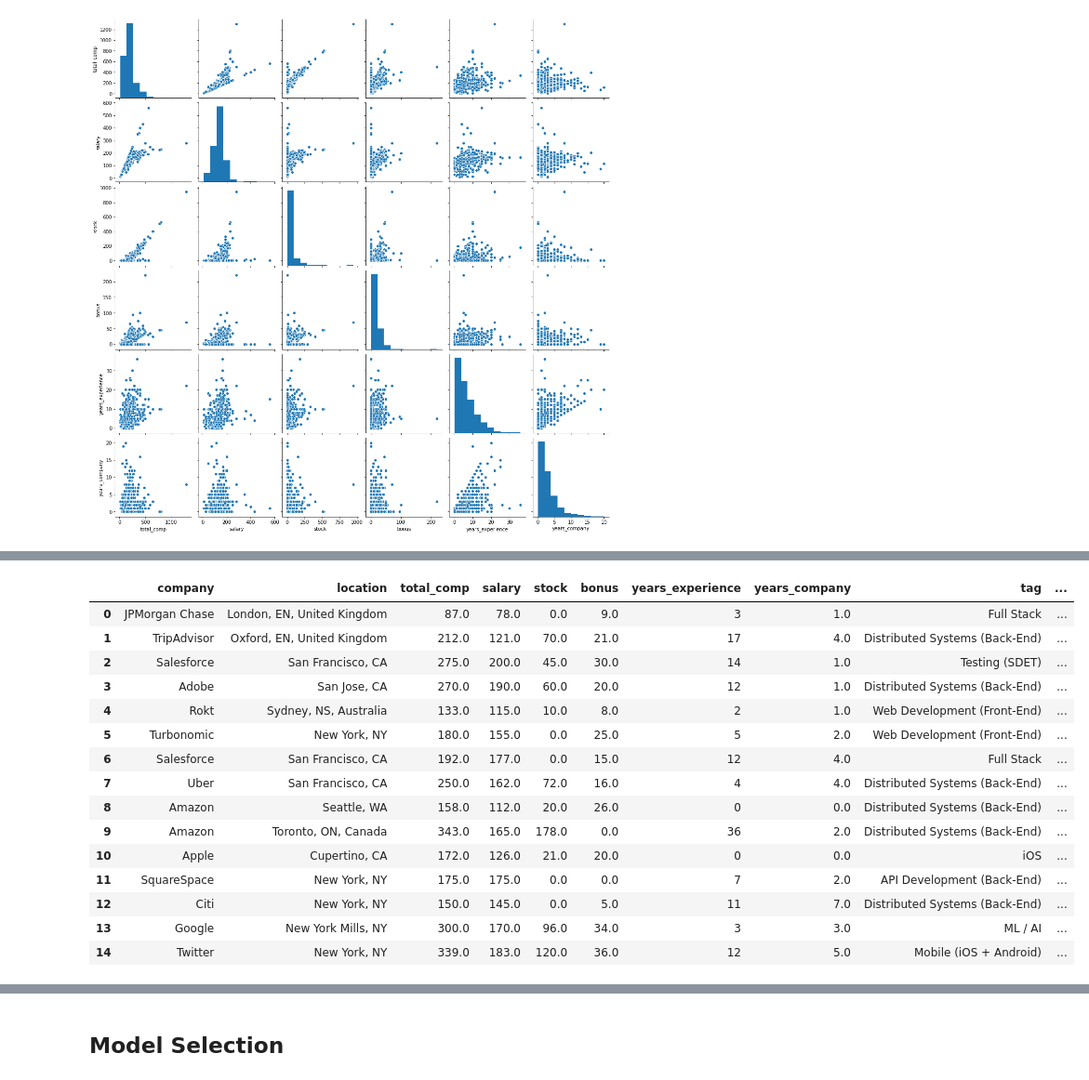
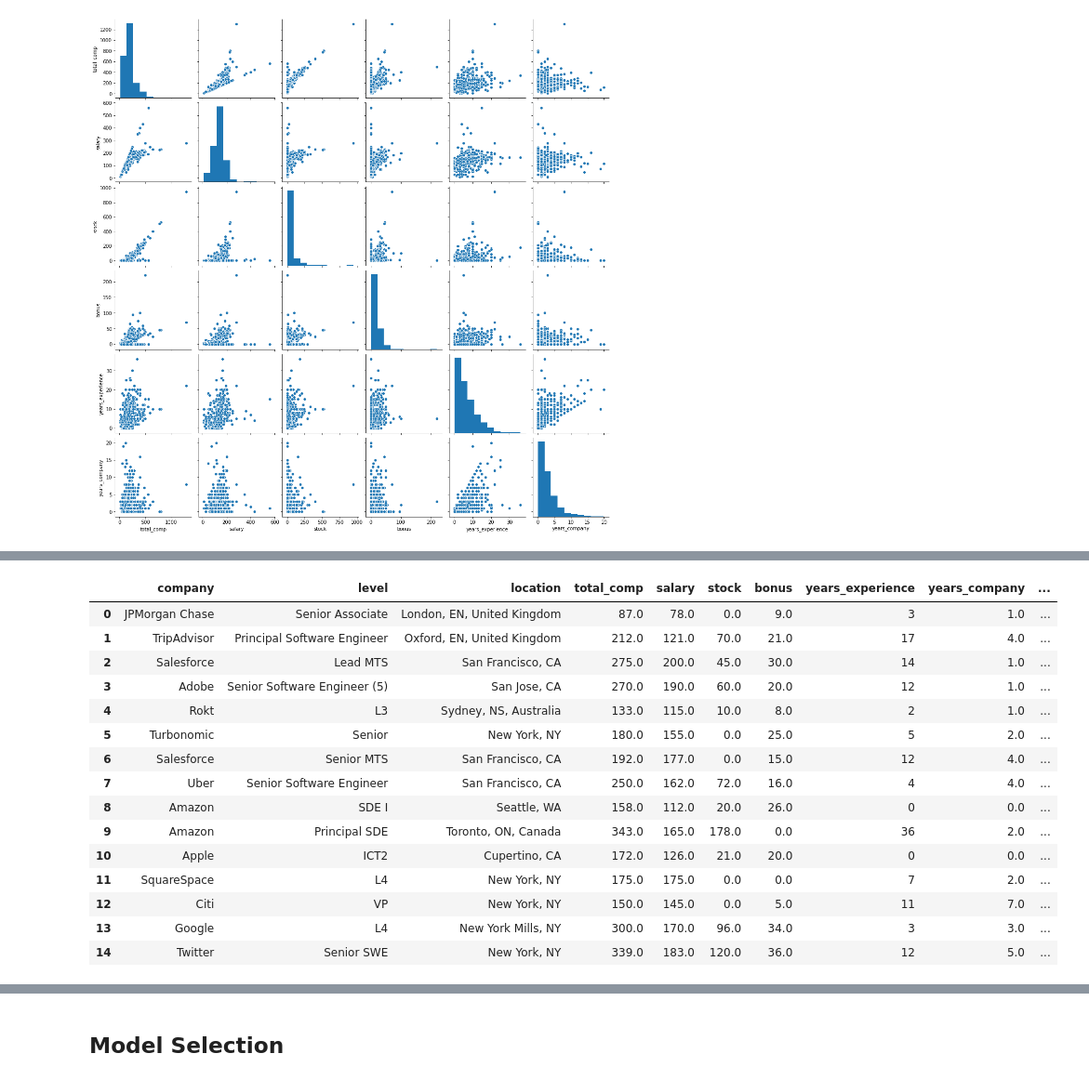
Before and after one commit to simonayzman/CompensationNegotiation, a Jupyter notebook: Data Exploration.ipynb, the cells around one changed output, grey strips where cells are left out. Shown at 93% size. Cells and saved outputs as stored; diff of their text form; code cells hidden in the pictures.

```diff
--- a/Data Exploration.ipynb
+++ b/Data Exploration.ipynb
@@ -78,8 +81,7 @@ def comp_tidy_cols(comp):
     # Title: All entries is "Software Engineer" so this isn't particularly useful info
     # Standard Level & Skill Index: Columns are determined by Levels.fyi; preferable not to confound results based on blackbox algorithm
     # Date: Unlikely to do time-series analysis, so will simply drop date at this stage
-    # Level: Unstructured/inconsistent values between companies; organizing/cleaning this will be too difficult and out-of-scope
-    comp.drop(columns=['standard_level', 'skill_index', 'date', 'title', 'level'], inplace=True, errors='ignore')
+    comp.drop(columns=['standard_level', 'skill_index', 'date', 'title'], inplace=True, errors='ignore')
 
     return comp
 
@@ -200,53 +197,69 @@ company_salaries.std()['Google']
 # %%
-def comp_create_dummies(comp, stringent=True):
-    # Heuristically select the companies with 5 or more data points
-    dummies = pd.get_dummies(comp.company)
-    d_companies = comp.company.value_counts()
-    if stringent:
-        d_companies = d_companies[d_companies >= 5]
-    comp = comp.join(dummies[d_companies.index], rsuffix='_company')
+def comp_create_dummies(comp, stringent=True, interaction=True):
+    if interaction:
+        # Note! This create dummies for only those combinations that exist in the data, not all combinations!
+        comp["company_level"] = comp["company"] + "_" + comp["level"]
+        dummies_company_levels = dmatrix("0 + company_level", comp, return_type='dataframe')
+        comp = pd.concat([comp, dummies_company_levels], axis=1)
+
+        comp["company_location"] = comp["company"] + "_" + comp["location"]
+        dummies_company_location = dmatrix("company_location", comp, return_type='dataframe')
+        comp = pd.concat([comp, dummies_company_location], axis=1)
+    else:
+        # Heuristically select the companies with 5 or more data points
+        dummies_companies = pd.get_dummies(comp.company)
+        filtered_companies = comp.company.value_counts()
+        if stringent:
+            filtered_companies = filtered_companies[filtered_companies >= 5]
+        comp = comp.join(dummies_companies[filtered_companies.index], rsuffix='_company')
+
+        # Heuristically select the level with 5 or more data points
+        dummies_levels = pd.get_dummies(comp.level)
+        filtered_levels = comp.level.value_counts()
+        if stringent:
+            filtered_levels = filtered_levels[filtered_levels >= 5]
+        comp = comp.join(dummies_levels[filtered_levels.index], rsuffix='_level')
 
     # Heuristically select the locations with 5 or more data points
-    dummies = pd.get_dummies(comp.location)
-    d_locations = comp.location.value_counts()
+    dummies_locations = pd.get_dummies(comp.location)
+    filtered_locations = comp.location.value_counts()
     if stringent:
-        d_locations = d_locations[d_locations >= 5]
-    comp = comp.join(dummies[d_locations.index], rsuffix='_location')
+        filtered_locations = filtered_locations[filtered_locations >= 5]
+    comp = comp.join(dummies_locations[filtered_locations.index], rsuffix='_location')
 
     # Heuristically select those tags with more than 1 data points
-    dummies = pd.get_dummies(comp.tag)
-    d_tags = comp.tag.value_counts()
+    dummies_tags = pd.get_dummies(comp.tag)
+    filtered_tags = comp.tag.value_counts()
     if stringent:
-        d_tags = d_tags[d_tags >= 2]
-    comp = comp.join(dummies[d_tags.index], rsuffix='_tag')
+        filtered_tags = filtered_tags[filtered_tags >= 2]
+    comp = comp.join(dummies_tags[filtered_tags.index], rsuffix='_tag')
 
     # Use all gender values
-    dummies = pd.get_dummies(comp[['gender']])
-    d_genders = comp.gender.value_counts()
-    comp = pd.concat([comp, dummies], axis=1)
+    dummies_genders = pd.get_dummies(comp[['gender']])
+    comp = pd.concat([comp, dummies_genders], axis=1)
 
     # Manually create dummies based on other details
     comp['masters'] = comp.other_details.str.lower().str.contains('master').factorize()[0]
     comp['phd'] = comp.other_details.str.lower().str.contains('phd').factorize()[0]
 
     return comp
 
 comp = comp_create_dummies(comp)
 comp.head(15)
 # %% [output]
-|  | company | location | total_comp | salary | stock | bonus | years_experience | years_company | tag | ... |
-| 0 | JPMorgan Chase | London, EN, United Kingdom | 87.0 | 78.0 | 0.0 | 9.0 | 3 | 1.0 | Full Stack | ... |
-| 1 | TripAdvisor | Oxford, EN, United Kingdom | 212.0 | 121.0 | 70.0 | 21.0 | 17 | 4.0 | Distributed Systems (Back-End) | ... |
-| 2 | Salesforce | San Francisco, CA | 275.0 | 200.0 | 45.0 | 30.0 | 14 | 1.0 | Testing (SDET) | ... |
-| 3 | Adobe | San Jose, CA | 270.0 | 190.0 | 60.0 | 20.0 | 12 | 1.0 | Distributed Systems (Back-End) | ... |
-| 4 | Rokt | Sydney, NS, Australia | 133.0 | 115.0 | 10.0 | 8.0 | 2 | 1.0 | Web Development (Front-End) | ... |
-| 5 | Turbonomic | New York, NY | 180.0 | 155.0 | 0.0 | 25.0 | 5 | 2.0 | Web Development (Front-End) | ... |
-| 6 | Salesforce | San Francisco, CA | 192.0 | 177.0 | 0.0 | 15.0 | 12 | 4.0 | Full Stack | ... |
-| 7 | Uber | San Francisco, CA | 250.0 | 162.0 | 72.0 | 16.0 | 4 | 4.0 | Distributed Systems (Back-End) | ... |
-| 8 | Amazon | Seattle, WA | 158.0 | 112.0 | 20.0 | 26.0 | 0 | 0.0 | Distributed Systems (Back-End) | ... |
-| 9 | Amazon | Toronto, ON, Canada | 343.0 | 165.0 | 178.0 | 0.0 | 36 | 2.0 | Distributed Systems (Back-End) | ... |
-| 10 | Apple | Cupertino, CA | 172.0 | 126.0 | 21.0 | 20.0 | 0 | 0.0 | iOS | ... |
-| 11 | SquareSpace | New York, NY | 175.0 | 175.0 | 0.0 | 0.0 | 7 | 2.0 | API Development (Back-End) | ... |
-| 12 | Citi | New York, NY | 150.0 | 145.0 | 0.0 | 5.0 | 11 | 7.0 | Distributed Systems (Back-End) | ... |
-| 13 | Google | New York Mills, NY | 300.0 | 170.0 | 96.0 | 34.0 | 3 | 3.0 | ML / AI | ... |
-| 14 | Twitter | New York, NY | 339.0 | 183.0 | 120.0 | 36.0 | 12 | 5.0 | Mobile (iOS + Android) | ... |
+|  | company | level | location | total_comp | salary | stock | bonus | years_experience | years_company | ... |
+| 0 | JPMorgan Chase | Senior Associate | London, EN, United Kingdom | 87.0 | 78.0 | 0.0 | 9.0 | 3 | 1.0 | ... |
+| 1 | TripAdvisor | Principal Software Engineer | Oxford, EN, United Kingdom | 212.0 | 121.0 | 70.0 | 21.0 | 17 | 4.0 | ... |
+| 2 | Salesforce | Lead MTS | San Francisco, CA | 275.0 | 200.0 | 45.0 | 30.0 | 14 | 1.0 | ... |
+| 3 | Adobe | Senior Software Engineer (5) | San Jose, CA | 270.0 | 190.0 | 60.0 | 20.0 | 12 | 1.0 | ... |
+| 4 | Rokt | L3 | Sydney, NS, Australia | 133.0 | 115.0 | 10.0 | 8.0 | 2 | 1.0 | ... |
+| 5 | Turbonomic | Senior | New York, NY | 180.0 | 155.0 | 0.0 | 25.0 | 5 | 2.0 | ... |
+| 6 | Salesforce | Senior MTS | San Francisco, CA | 192.0 | 177.0 | 0.0 | 15.0 | 12 | 4.0 | ... |
+| 7 | Uber | Senior Software Engineer | San Francisco, CA | 250.0 | 162.0 | 72.0 | 16.0 | 4 | 4.0 | ... |
+| 8 | Amazon | SDE I | Seattle, WA | 158.0 | 112.0 | 20.0 | 26.0 | 0 | 0.0 | ... |
+| 9 | Amazon | Principal SDE | Toronto, ON, Canada | 343.0 | 165.0 | 178.0 | 0.0 | 36 | 2.0 | ... |
+| 10 | Apple | ICT2 | Cupertino, CA | 172.0 | 126.0 | 21.0 | 20.0 | 0 | 0.0 | ... |
+| 11 | SquareSpace | L4 | New York, NY | 175.0 | 175.0 | 0.0 | 0.0 | 7 | 2.0 | ... |
+| 12 | Citi | VP | New York, NY | 150.0 | 145.0 | 0.0 | 5.0 | 11 | 7.0 | ... |
+| 13 | Google | L4 | New York Mills, NY | 300.0 | 170.0 | 96.0 | 34.0 | 3 | 3.0 | ... |
+| 14 | Twitter | Senior SWE | New York, NY | 339.0 | 183.0 | 120.0 | 36.0 | 12 | 5.0 | ... |
```
Also changed, not shown: parts of 29 cells of this notebook.
